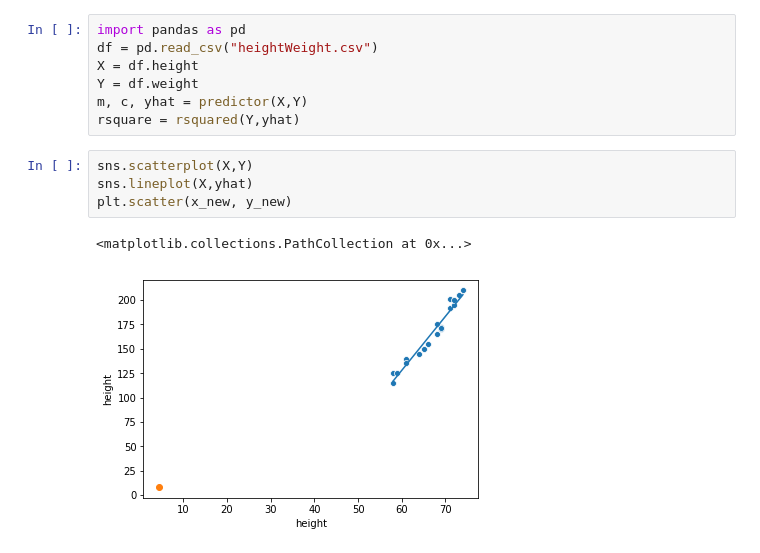
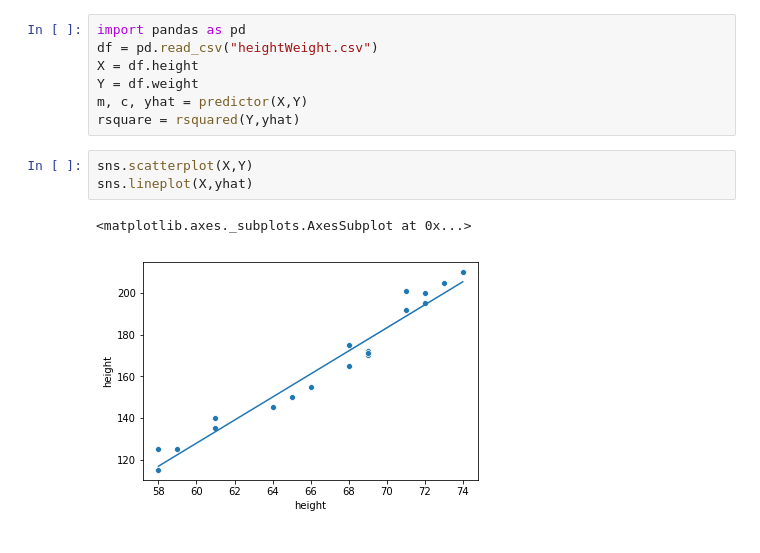
Before and after one commit to justinlee3/dsc-enterprise-hsbc-complete-regression-lab-hsbc-ds-081319, a Jupyter notebook: index.ipynb, the cells around one changed output. Drawn from its saved outputs; the diff is of its cells as text.

```diff
--- a/index.ipynb
+++ b/index.ipynb
@@ -101,7 +101,6 @@ rsquare = rsquared(Y,yhat)
 # %%
 sns.scatterplot(X,Y)
 sns.lineplot(X,yhat)
-plt.scatter(x_new, y_new)
 # %% [output]
-<matplotlib.collections.PathCollection at 0x...>
+<matplotlib.axes._subplots.AxesSubplot at 0x...>
-[figure, old version]
+[figure, new version]
```
